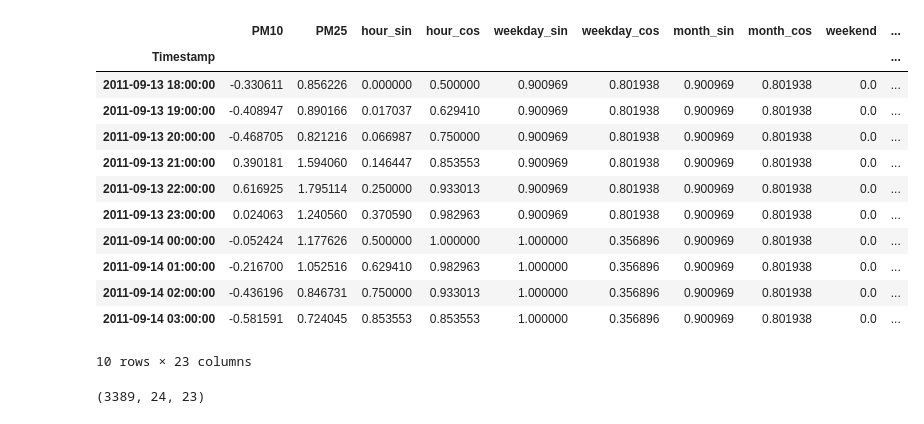
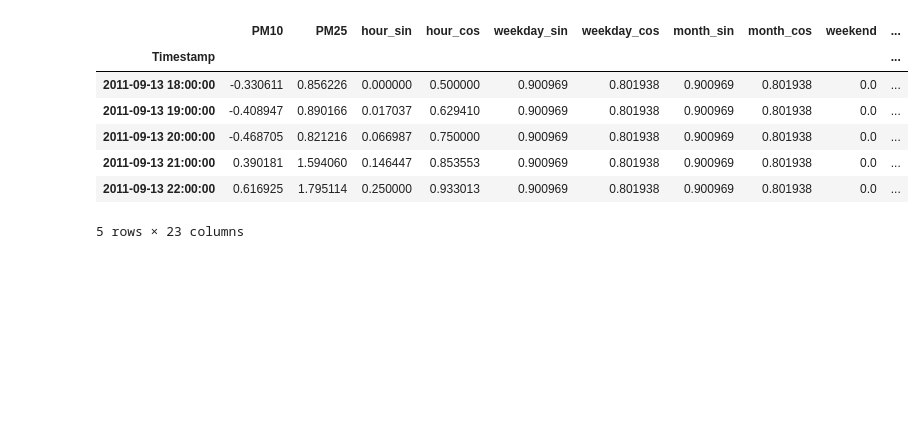
Before and after one commit to zafstojano/air-pollution, a Jupyter notebook: 11. Generating third order datasets.ipynb, the cells around one changed output. Saved outputs shown, nothing was run; the diff lists cells and outputs as text; code cells hidden in the pictures; blank space fills up the shorter version.

```diff
--- a/11. Generating third order datasets.ipynb
+++ b/11. Generating third order datasets.ipynb
@@ -8,19 +8,14 @@ df_train = pd.read_csv('./data/second-order/Centar_train', index_col=0)
 df_valid = pd.read_csv('./data/second-order/Centar_validation', index_col=0)
 df_test = pd.read_csv('./data/second-order/Centar_test', index_col=0)
 # %%
-df_train.head(10)
+df_train.head()
 # %% [output]
 |  | PM10 | PM25 | hour_sin | hour_cos | weekday_sin | weekday_cos | month_sin | month_cos | weekend | ... |
 | Timestamp |  |  |  |  |  |  |  |  |  | ... |
 | 2011-09-13 18:00:00 | -0.330611 | 0.856226 | 0.000000 | 0.500000 | 0.900969 | 0.801938 | 0.900969 | 0.801938 | 0.0 | ... |
 | 2011-09-13 19:00:00 | -0.408947 | 0.890166 | 0.017037 | 0.629410 | 0.900969 | 0.801938 | 0.900969 | 0.801938 | 0.0 | ... |
 | 2011-09-13 20:00:00 | -0.468705 | 0.821216 | 0.066987 | 0.750000 | 0.900969 | 0.801938 | 0.900969 | 0.801938 | 0.0 | ... |
 | 2011-09-13 21:00:00 | 0.390181 | 1.594060 | 0.146447 | 0.853553 | 0.900969 | 0.801938 | 0.900969 | 0.801938 | 0.0 | ... |
 | 2011-09-13 22:00:00 | 0.616925 | 1.795114 | 0.250000 | 0.933013 | 0.900969 | 0.801938 | 0.900969 | 0.801938 | 0.0 | ... |
-| 2011-09-13 23:00:00 | 0.024063 | 1.240560 | 0.370590 | 0.982963 | 0.900969 | 0.801938 | 0.900969 | 0.801938 | 0.0 | ... |
-| 2011-09-14 00:00:00 | -0.052424 | 1.177626 | 0.500000 | 1.000000 | 1.000000 | 0.356896 | 0.900969 | 0.801938 | 0.0 | ... |
-| 2011-09-14 01:00:00 | -0.216700 | 1.052516 | 0.629410 | 0.982963 | 1.000000 | 0.356896 | 0.900969 | 0.801938 | 0.0 | ... |
-| 2011-09-14 02:00:00 | -0.436196 | 0.846731 | 0.750000 | 0.933013 | 1.000000 | 0.356896 | 0.900969 | 0.801938 | 0.0 | ... |
-| 2011-09-14 03:00:00 | -0.581591 | 0.724045 | 0.853553 | 0.853553 | 1.000000 | 0.356896 | 0.900969 | 0.801938 | 0.0 | ... |
-10 rows × 23 columns
+5 rows × 23 columns
 # %%
@@ -59,5 +60 @@ X_test, y_test = build_recurrent_datasets(df_test, mode='evaluating')
-# %%
-X_valid.shape
-# %% [output]
-(3389, 24, 23)
 # %%
```
Also changed, not shown: parts of 3 cells of this notebook, 1 other file.
